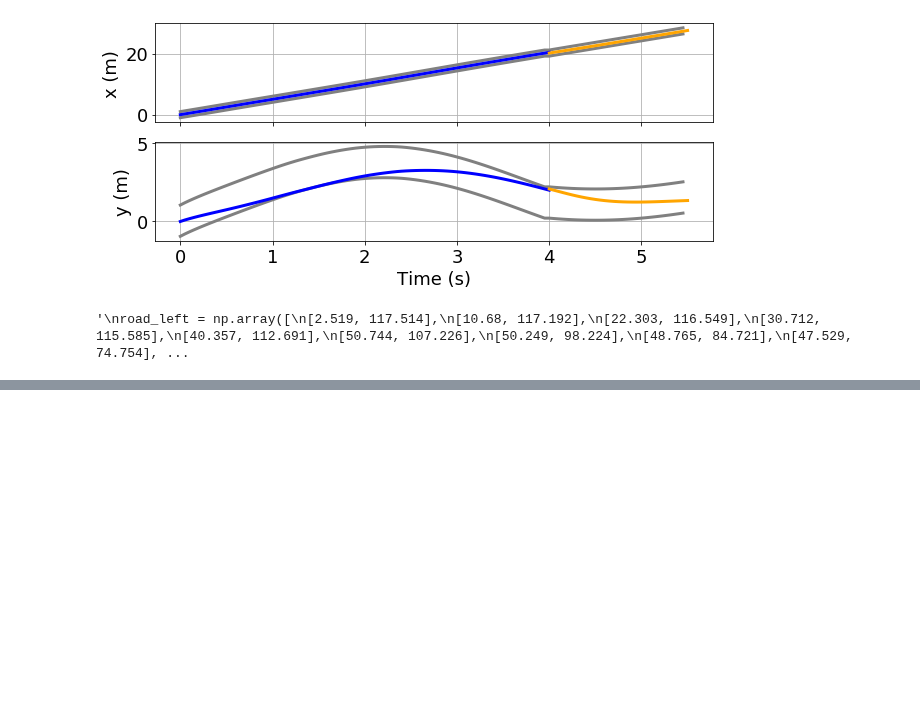
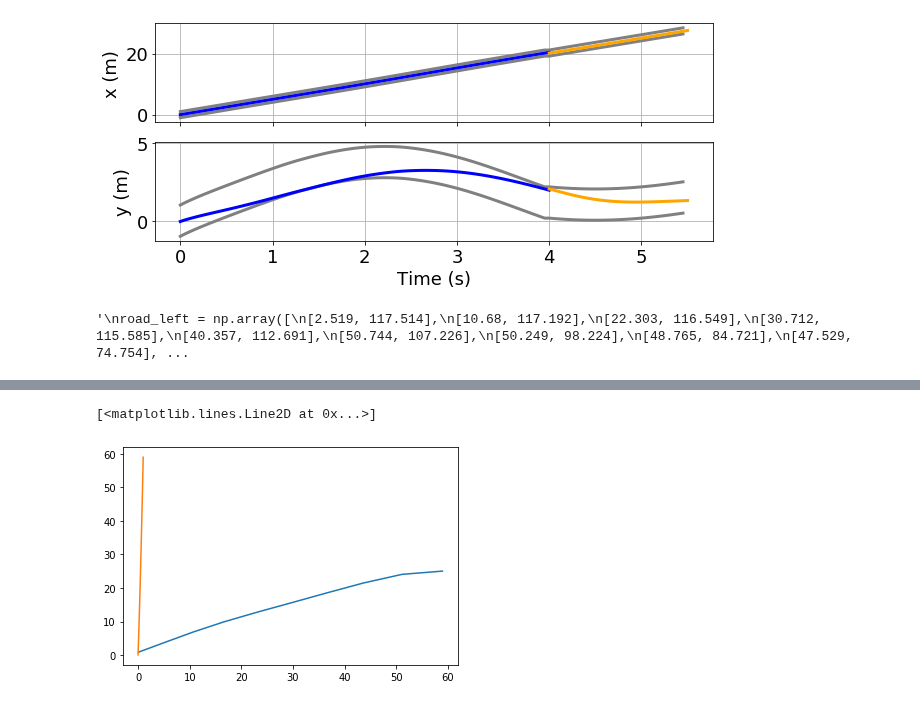
Before and after one commit to elsoroka/AutonomousCarMPC, a Jupyter notebook: nonlinear_mpc_casadi.ipynb, the cells around one changed output, grey strips where cells are left out. Cells and saved outputs as stored; diff of their text form; code cells hidden in the pictures; blank space fills up the shorter version.

```diff
--- a/nonlinear_mpc_casadi.ipynb
+++ b/nonlinear_mpc_casadi.ipynb
@@ -268,0 +340,9 @@ plt.scatter(road_right[:,0], road_right[:,1])
+# %%
+tmp = np.array(
+[[ 0.09740539,  5.3043471,  10.70796172, 16.54794246, 22.8738061,  29.53950922,
+  36.43721327, 43.62469314 ,51.1407678,  58.93449833,],
+ [ 0.92563124,  3.89249926,  6.93187306,  9.89555303 ,12.73167464, 15.55453526,
+  18.50602683, 21.49913987, 24.08157234, 25.04110635,]])
+# %% [output]
+[<matplotlib.lines.Line2D at 0x...>]
+[figure, added]
```
Also changed, not shown: parts of 3 cells of this notebook, 1 other file.
